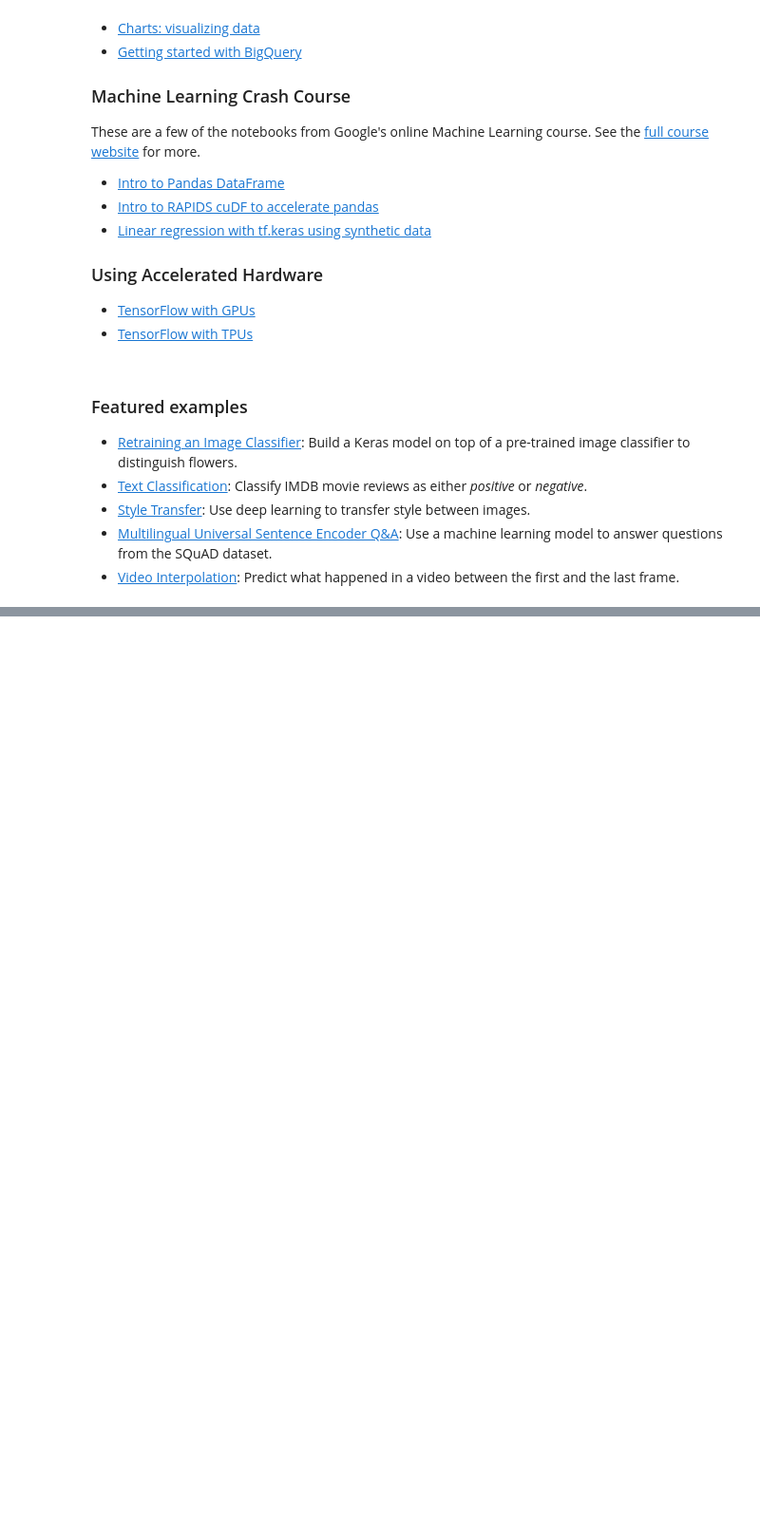
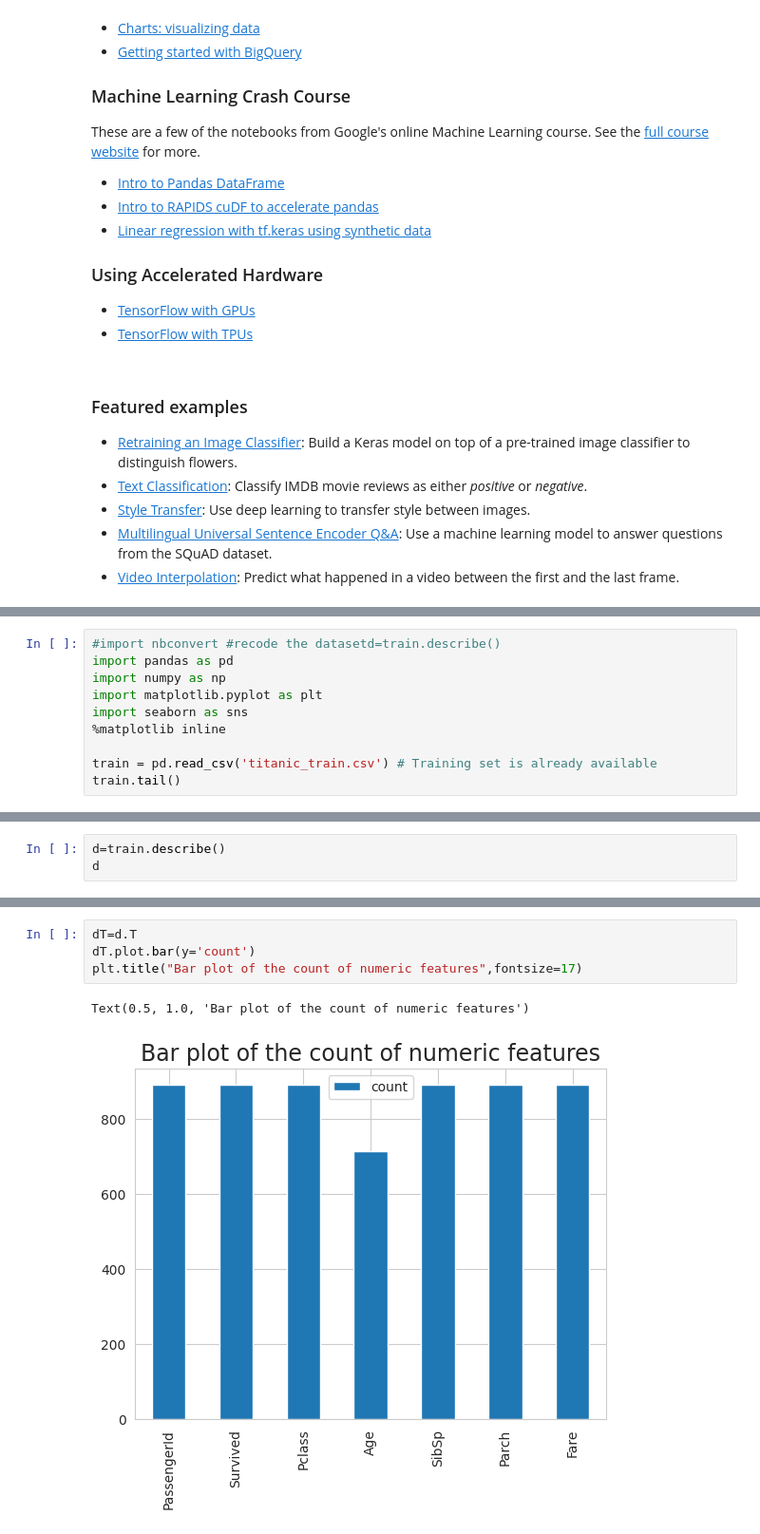
Before and after one commit to 2303A51111/AIML-2025_B03, a Jupyter notebook: Welcome_To_Colab.ipynb, the cells around one changed output, grey strips where cells are left out. Shown at 95% size. Saved outputs shown, nothing was run; the diff lists cells and outputs as text; blank space fills up the shorter version.

```diff
--- a/Welcome_To_Colab.ipynb
+++ b/Welcome_To_Colab.ipynb
@@ -186,0 +204,10 @@ These are a few of the notebooks from Google's online Machine Learning course. S
+# %%
+#import nbconvert #recode the datasetd=train.describe()
+import pandas as pd
+import numpy as np
+import matplotlib.pyplot as plt
+import seaborn as sns
+%matplotlib inline
+
+train = pd.read_csv('titanic_train.csv') # Training set is already available
+train.tail()
@@ -186,0 +221,3 @@ These are a few of the notebooks from Google's online Machine Learning course. S
+# %%
+d=train.describe()
+d
@@ -186,0 +234,7 @@ These are a few of the notebooks from Google's online Machine Learning course. S
+# %%
+dT=d.T
+dT.plot.bar(y='count')
+plt.title("Bar plot of the count of numeric features",fontsize=17)
+# %% [output]
+Text(0.5, 1.0, 'Bar plot of the count of numeric features')
+[figure, added]
```
Also changed, not shown: parts of 22 cells of this notebook.
